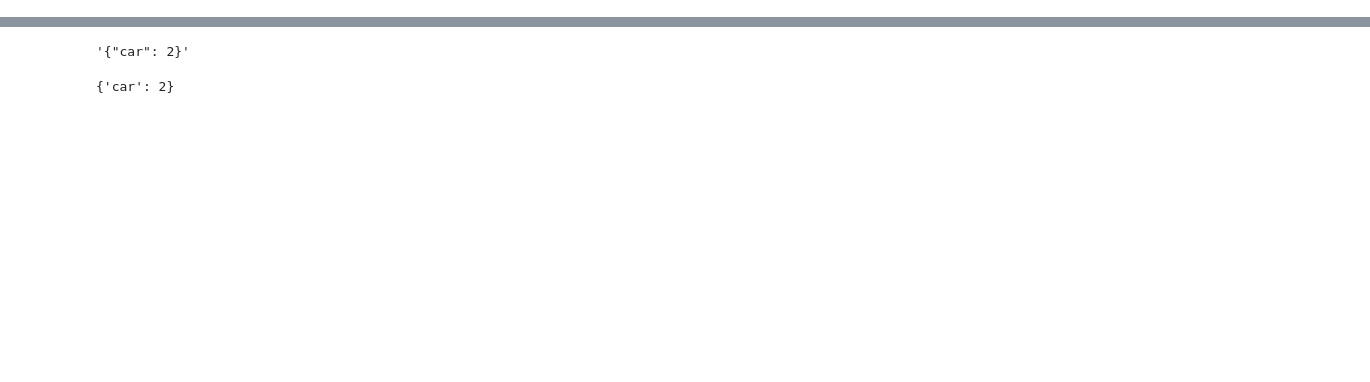
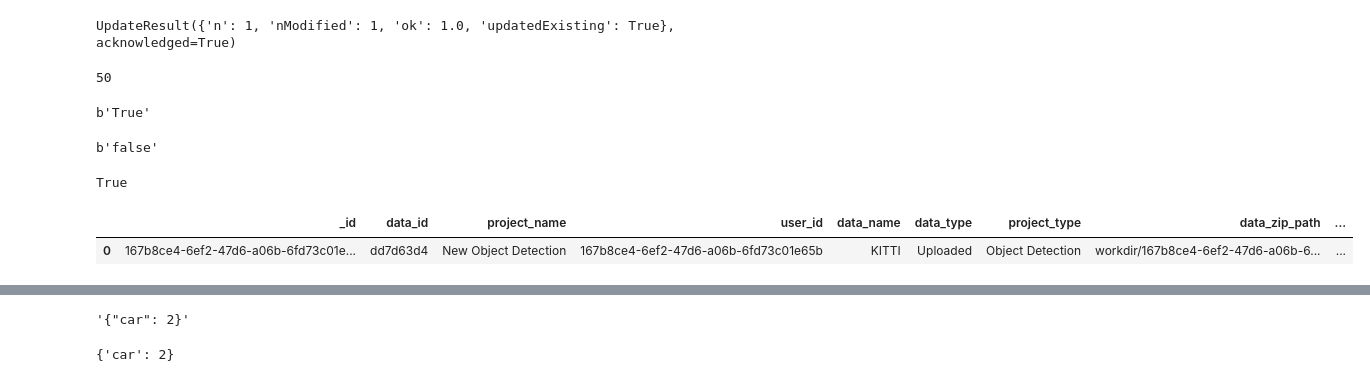
Before and after one commit to sarkarsachin57/ZELLA, a Jupyter notebook: backend/test.ipynb, the cells around one changed output, grey strips where cells are left out. Drawn from its saved outputs; the diff is of its cells as text; code cells hidden in the pictures; blank space fills up the shorter version.

```diff
--- a/backend/test.ipynb
+++ b/backend/test.ipynb
@@ -2,0 +156,25 @@ from initials import *
+# %%
+mongodb['users'].update_one({"email" : "sachin@gmail.com"}, {"$set" : {'team_id': '167b8ce4-6ef2-47d6-a06b-6fd73c01e65b', "team_name" : "sachin team"}})
+# %% [output]
+UpdateResult({'n': 1, 'nModified': 1, 'ok': 1.0, 'updatedExisting': True}, acknowledged=True)
+# %%
+int(redis_obj.get("GF Breakfast:current_occupancy"))
+# %% [output]
+50
+# %%
+redis_obj.get("camera1:count_inside")
+# %% [output]
+b'True'
+# %%
+redis_obj.get("camera1:count_inside").lower()
+# %% [output]
+b'false'
+# %%
+json.loads(redis_obj.get("camera1:count_inside").lower())
+# %% [output]
+True
+# %%
+pd.DataFrame(mongodb["datasets"].find({"project_name" : "New Object Detection", "data_name" : "KITTI"}))
+# %% [output]
+|  | _id | data_id | project_name | user_id | data_name | data_type | project_type | data_zip_path | ... |
+| 0 | 167b8ce4-6ef2-47d6-a06b-6fd73c01e... | dd7d63d4 | New Object Detection | 167b8ce4-6ef2-47d6-a06b-6fd73c01e65b | KITTI | Uploaded | Object Detection | workdir/167b8ce4-6ef2-47d6-a06b-6... | ... |
```
Also changed, not shown: parts of 12 cells of this notebook, 2 other files.
